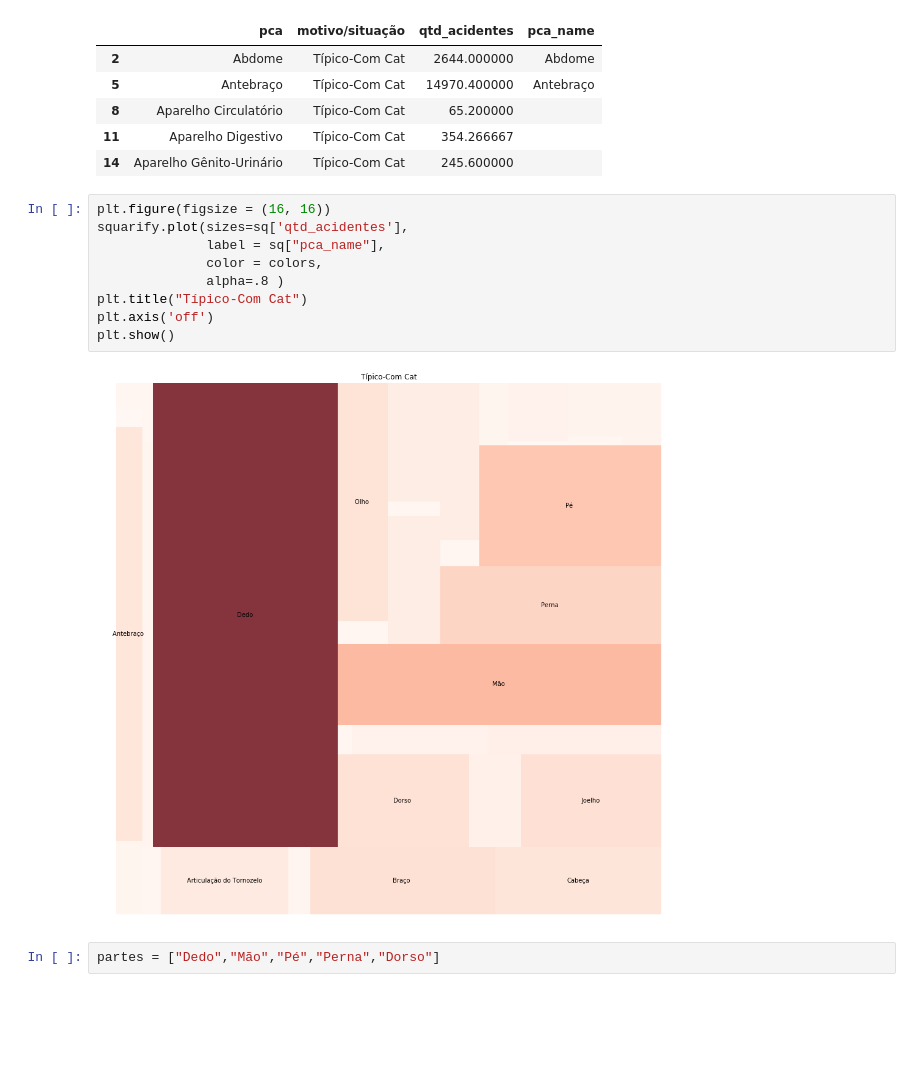
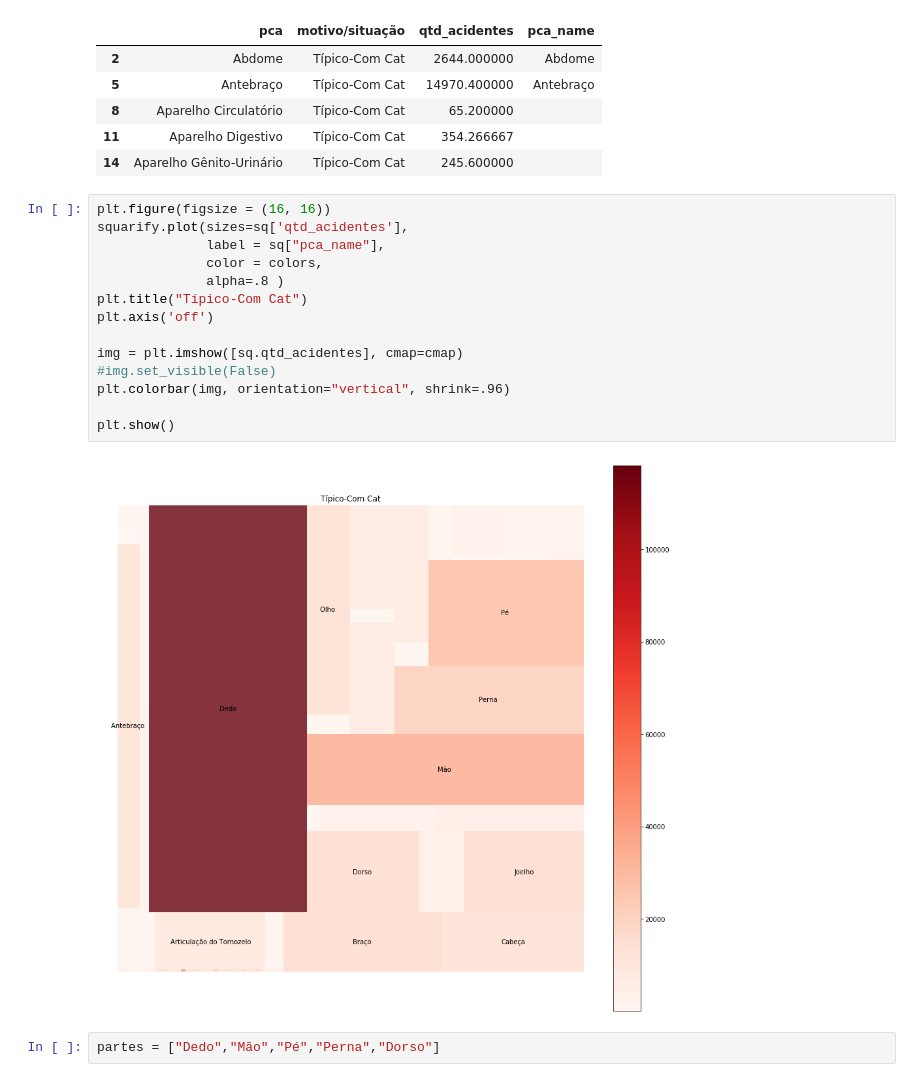
Before and after one commit to lorransr/CAT, a Jupyter notebook: Acidentes_de_Trabalho.ipynb, the cells around one changed output. Cells and saved outputs as stored; diff of their text form; blank space fills up the shorter version.

```diff
--- a/Acidentes_de_Trabalho.ipynb
+++ b/Acidentes_de_Trabalho.ipynb
@@ -1067,14 +1067,19 @@ sq.head()
 # %%
 plt.figure(figsize = (16, 16))
 squarify.plot(sizes=sq['qtd_acidentes'],
               label = sq["pca_name"],
               color = colors,
               alpha=.8 )
 plt.title("Típico-Com Cat")
 plt.axis('off')
+
+img = plt.imshow([sq.qtd_acidentes], cmap=cmap)
+#img.set_visible(False)
+plt.colorbar(img, orientation="vertical", shrink=.96)
+
 plt.show()
 # %% [output]
-[figure, old version]
+[figure, new version]
 # %%
 partes = ["Dedo","Mão","Pé","Perna","Dorso"]
 # %%
```
